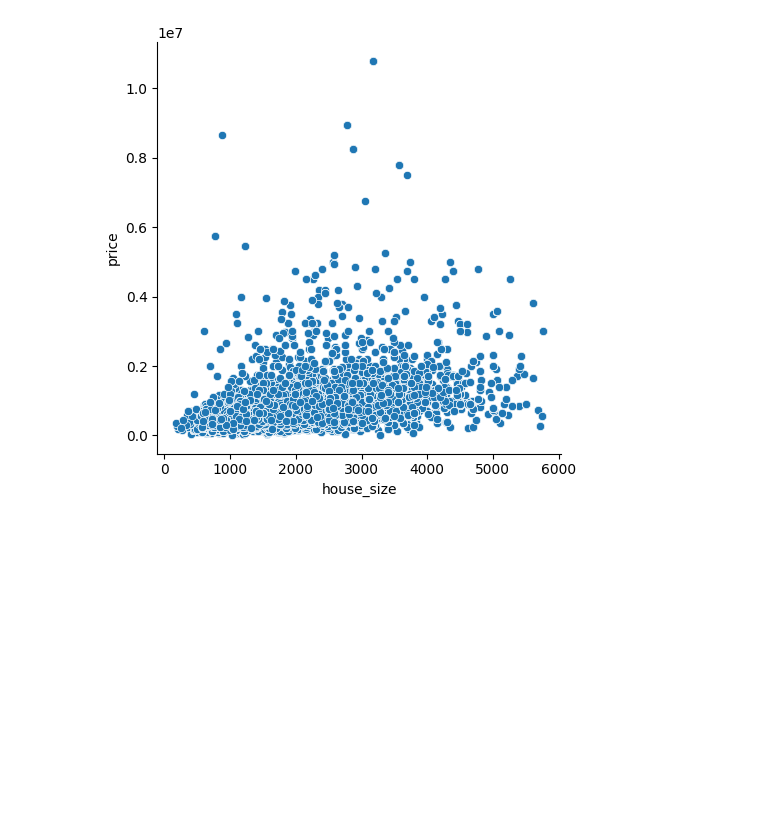
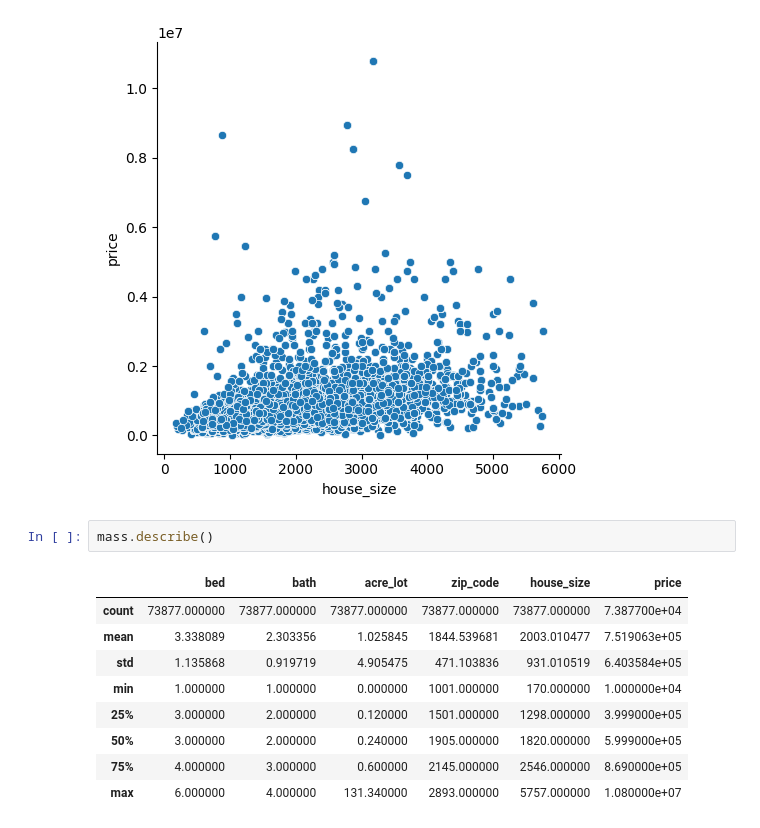
Before and after one commit to joeyc13/Real_estate_data, a Jupyter notebook: real_estate.ipynb, the cells around one changed output. Cells and saved outputs as stored; diff of their text form; blank space fills up the shorter version.

```diff
--- a/real_estate.ipynb
+++ b/real_estate.ipynb
@@ -154,3 +154,15 @@ sns.relplot(data=mass, x='house_size', y='price')
 # %% [output]
 <seaborn.axisgrid.FacetGrid at 0x...>
 [figure]
+# %%
+mass.describe()
+# %% [output]
+|  | bed | bath | acre_lot | zip_code | house_size | price |
+| count | 73877.000000 | 73877.000000 | 73877.000000 | 73877.000000 | 73877.000000 | 7.387700e+04 |
+| mean | 3.338089 | 2.303356 | 1.025845 | 1844.539681 | 2003.010477 | 7.519063e+05 |
+| std | 1.135868 | 0.919719 | 4.905475 | 471.103836 | 931.010519 | 6.403584e+05 |
+| min | 1.000000 | 1.000000 | 0.000000 | 1001.000000 | 170.000000 | 1.000000e+04 |
+| 25% | 3.000000 | 2.000000 | 0.120000 | 1501.000000 | 1298.000000 | 3.999000e+05 |
+| 50% | 3.000000 | 2.000000 | 0.240000 | 1905.000000 | 1820.000000 | 5.999000e+05 |
+| 75% | 4.000000 | 3.000000 | 0.600000 | 2145.000000 | 2546.000000 | 8.690000e+05 |
+| max | 6.000000 | 4.000000 | 131.340000 | 2893.000000 | 5757.000000 | 1.080000e+07 |
```
